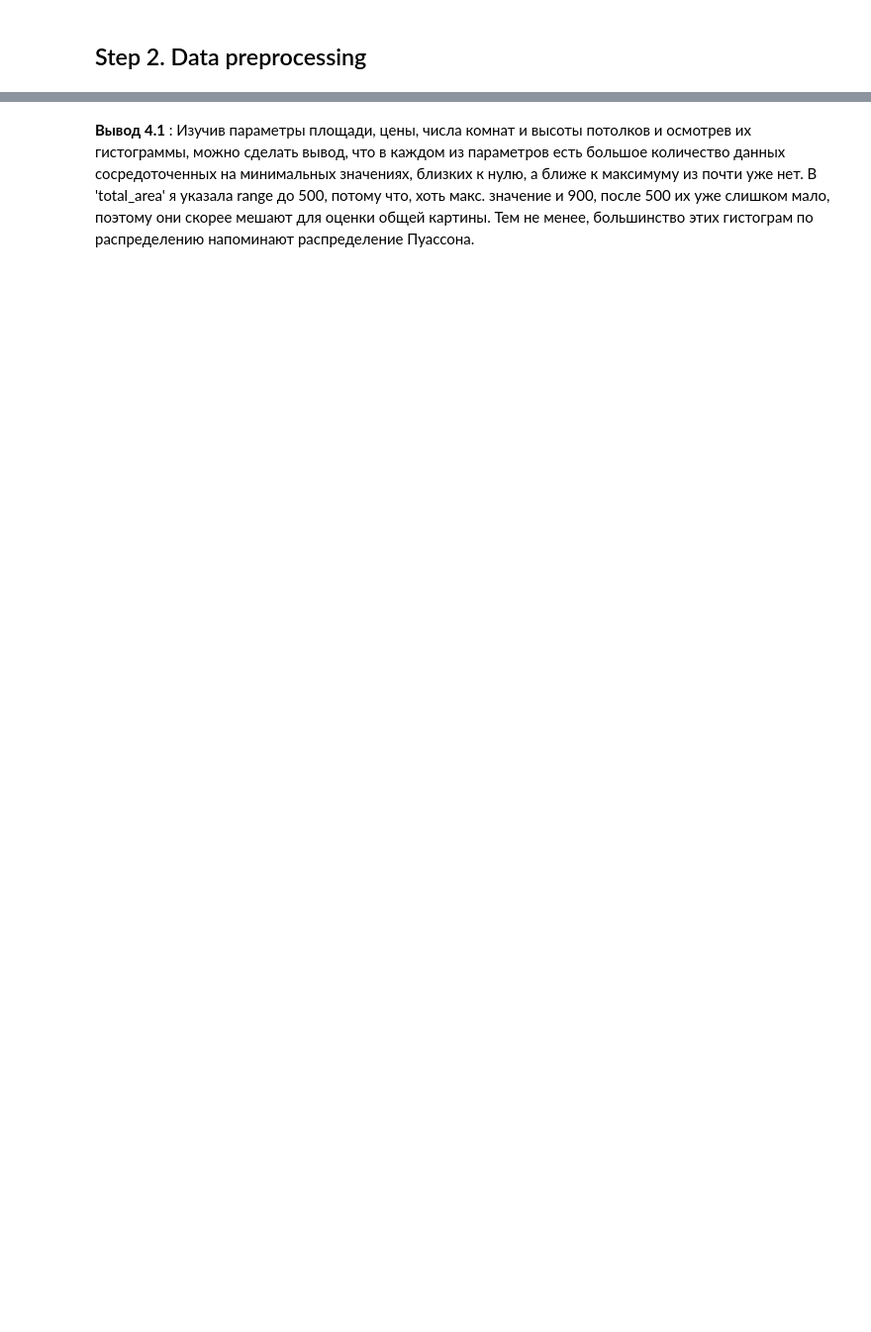
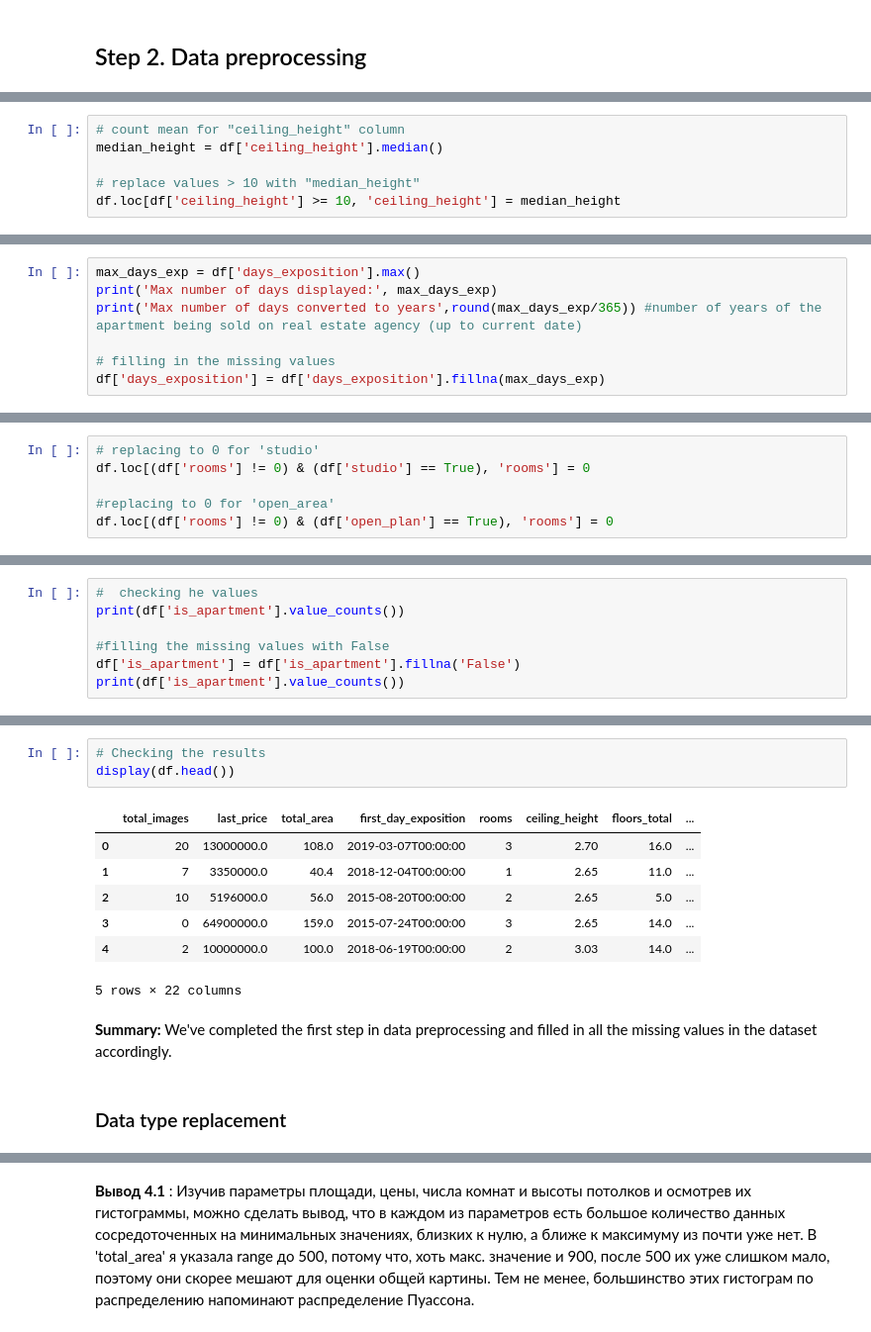
Before and after one commit to VeronicaCodes/sales_advert_in_housing_market_research, a Jupyter notebook: sales_advert_in_housing_market_research.ipynb, the cells around one changed output, grey strips where cells are left out. Shown: that part at 99% size. Saved outputs shown, nothing was run; the diff lists cells and outputs as text; blank space fills up the shorter version.

Commit message:
Step 2 & 3 edited

```diff
--- a/sales_advert_in_housing_market_research.ipynb
+++ b/sales_advert_in_housing_market_research.ipynb
@@ -437,0 +227,6 @@ https://stackoverflow.com/questions/50461349/how-to-remove-outlier-from-datafram
+# %%
+# count mean for "ceiling_height" column
+median_height = df['ceiling_height'].median()
+
+# replace values > 10 with "median_height"
+df.loc[df['ceiling_height'] >= 10, 'ceiling_height'] = median_height
@@ -437,0 +237,7 @@ https://stackoverflow.com/questions/50461349/how-to-remove-outlier-from-datafram
+# %%
+max_days_exp = df['days_exposition'].max()
+print('Max number of days displayed:', max_days_exp)
+print('Max number of days converted to years',round(max_days_exp/365)) #number of years of the apartment being sold on real estate agency (up to current date)
+
+# filling in the missing values
+df['days_exposition'] = df['days_exposition'].fillna(max_days_exp)
@@ -437,0 +289,6 @@ https://stackoverflow.com/questions/50461349/how-to-remove-outlier-from-datafram
+# %%
+# replacing to 0 for 'studio'
+df.loc[(df['rooms'] != 0) & (df['studio'] == True), 'rooms'] = 0
+
+#replacing to 0 for 'open_area'
+df.loc[(df['rooms'] != 0) & (df['open_plan'] == True), 'rooms'] = 0
@@ -437,0 +325,7 @@ https://stackoverflow.com/questions/50461349/how-to-remove-outlier-from-datafram
+# %%
+#  checking he values
+print(df['is_apartment'].value_counts())
+
+#filling the missing values with False
+df['is_apartment'] = df['is_apartment'].fillna('False')
+print(df['is_apartment'].value_counts())
@@ -437,0 +381,15 @@ https://stackoverflow.com/questions/50461349/how-to-remove-outlier-from-datafram
+# %%
+# Checking the results
+display(df.head())
+# %% [output]
+|  | total_images | last_price | total_area | first_day_exposition | rooms | ceiling_height | floors_total | ... |
+| 0 | 20 | 13000000.0 | 108.0 | 2019-03-07T00:00:00 | 3 | 2.70 | 16.0 | ... |
+| 1 | 7 | 3350000.0 | 40.4 | 2018-12-04T00:00:00 | 1 | 2.65 | 11.0 | ... |
+| 2 | 10 | 5196000.0 | 56.0 | 2015-08-20T00:00:00 | 2 | 2.65 | 5.0 | ... |
+| 3 | 0 | 64900000.0 | 159.0 | 2015-07-24T00:00:00 | 3 | 2.65 | 14.0 | ... |
+| 4 | 2 | 10000000.0 | 100.0 | 2018-06-19T00:00:00 | 2 | 3.03 | 14.0 | ... |
+5 rows × 22 columns
+# %% [markdown]
+**Summary:** We've completed the first step in data preprocessing and filled in all the missing values in the dataset accordingly.
+# %% [markdown]
+### Data type replacement
```
Also changed, not shown: parts of 119 cells of this notebook.
